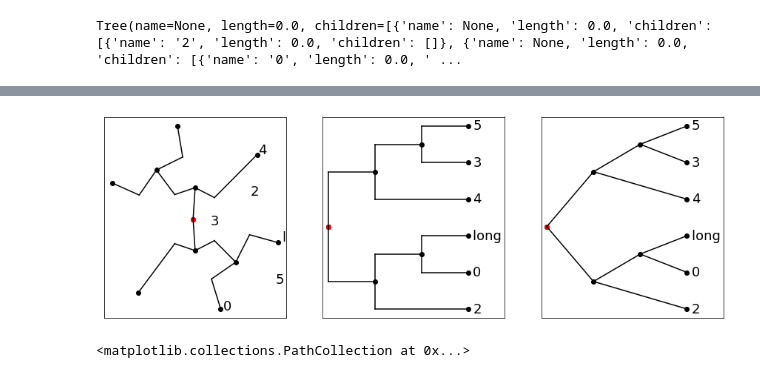
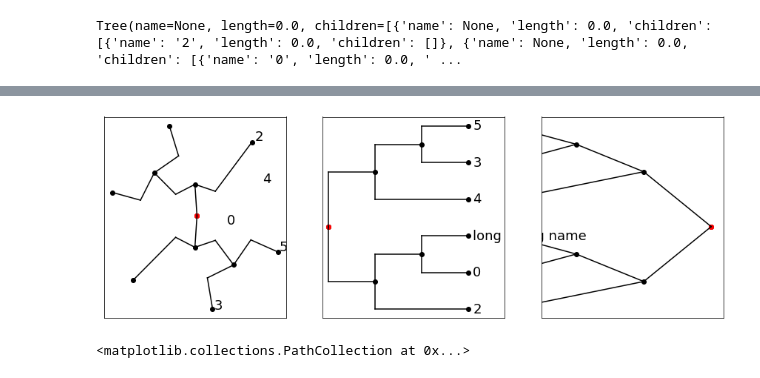
Before and after one commit to holmrenser/picea, a Jupyter notebook: examples/tree.ipynb, the cells around one changed output, grey strips where cells are left out. Drawn from its saved outputs; the diff is of its cells as text; code cells hidden in the pictures.

```diff
--- a/examples/tree.ipynb
+++ b/examples/tree.ipynb
@@ -89,15 +89,15 @@ print(tree.to_json(indent=2))
 # %%
 from matplotlib import pyplot as plt
 fig, [ax1, ax2, ax3] = plt.subplots(ncols=3,figsize=(15, 5))
 
-picea.treeplot(tree, style='radial', ltr=True, ax=ax1)
+picea.treeplot(tree, style='radial', ltr=False, ax=ax1)
 picea.treeplot(tree, style='square', ltr=True, ax=ax2)
-picea.treeplot(tree, style='triangular', ltr=True, ax=ax3)
+picea.treeplot(tree, style='triangular', ltr=False, ax=ax3)
 
 for ax in (ax1,ax2,ax3):
     ax.scatter((0,0),(0,0),c='red')
 # %% [output]
-[figure, old version]
+[figure, new version]
 # %%
 fig, ax = plt.subplots(figsize=(10, 10))
 picea.treeplot(tree, style='radial', ax=ax)
```
Also changed, not shown: parts of 2 cells of this notebook, 2 other files.
